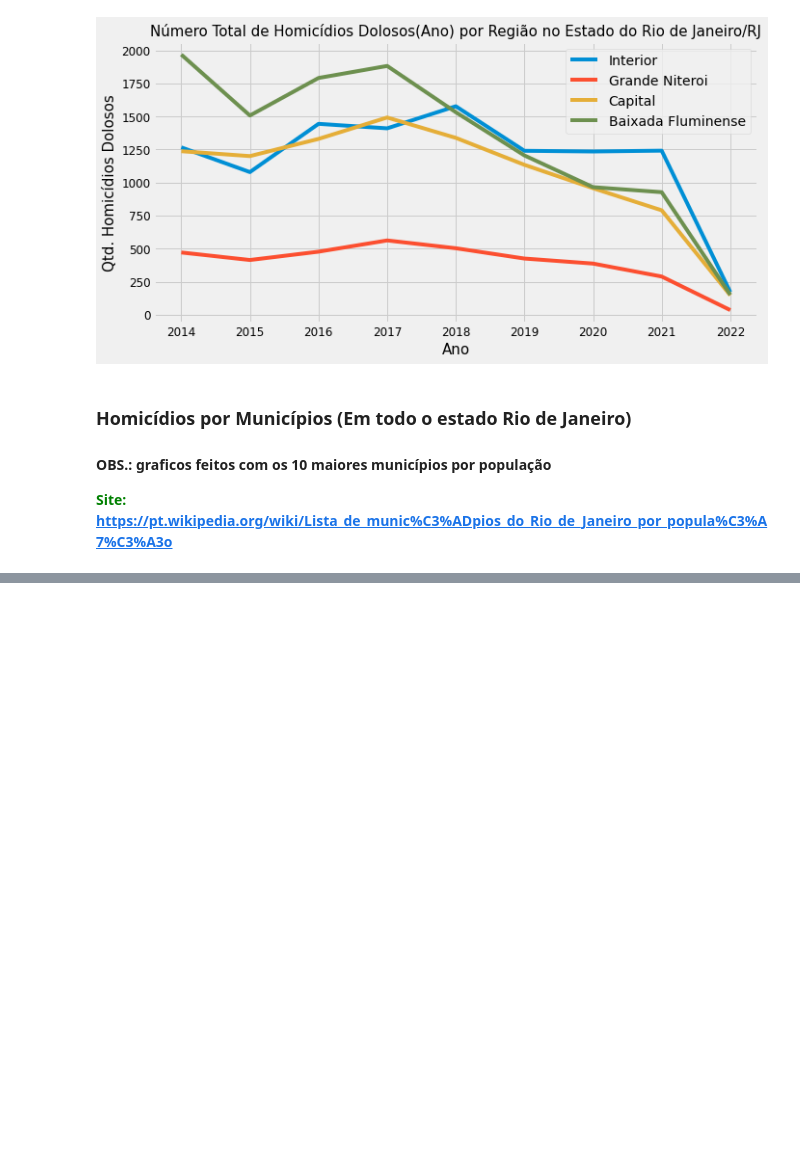
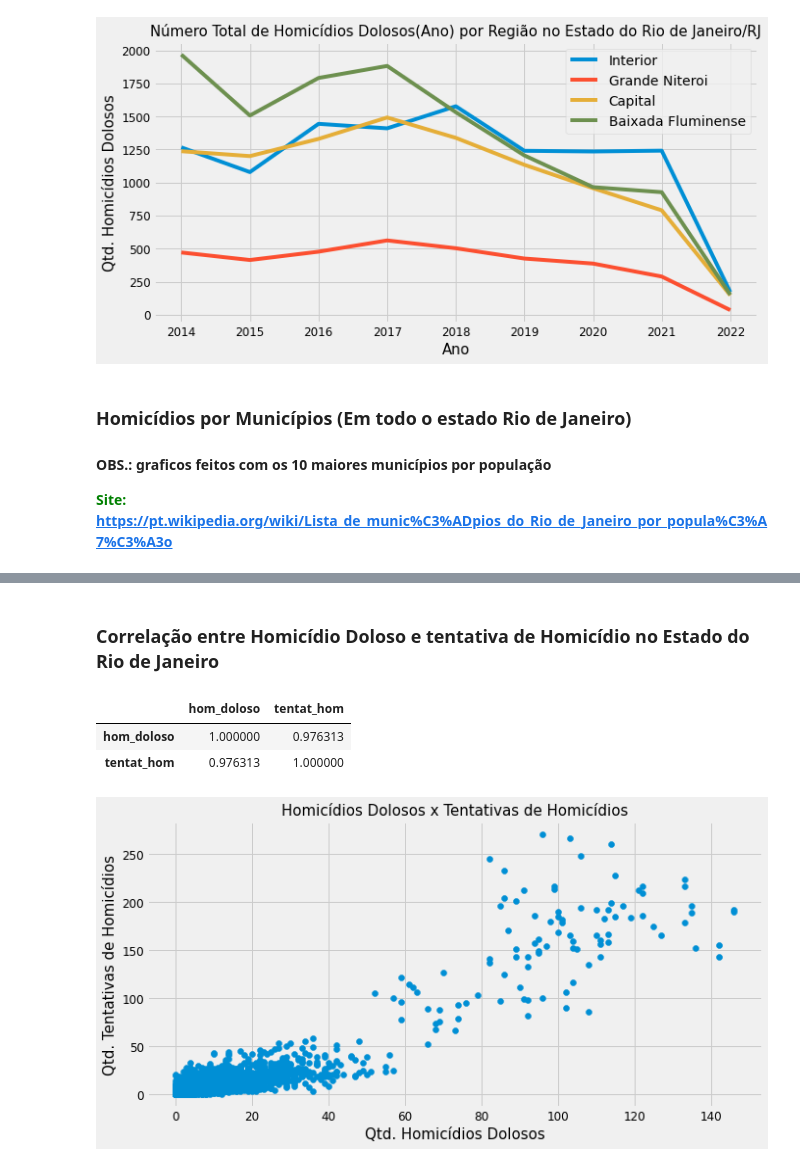
Before and after one commit to Prog-LucasAlves/Analise_Exploratoria_Dados, a Jupyter notebook: AED_01_Seguraca_Publica/seguranca_publica.ipynb, the cells around one changed output, grey strips where cells are left out. Saved outputs shown, nothing was run; the diff lists cells and outputs as text; code cells hidden in the pictures; blank space fills up the shorter version.

```diff
--- a/AED_01_Seguraca_Publica/seguranca_publica.ipynb
+++ b/AED_01_Seguraca_Publica/seguranca_publica.ipynb
@@ -362,0 +340,24 @@ plt.xlabel("Homicídios Dolosos", fontsize=15); #rotulo eixo X
+# %% [markdown]
+### Correlação entre Homicídio Doloso e tentativa de Homicídio no Estado do Rio de Janeiro
+# %%
+correlacao_homicidio = df[['ano','hom_doloso','tentat_hom']]
+correlacao_homicidio_group = correlacao_homicidio.groupby(['ano']).sum()
+corr = correlacao_homicidio_group.corr()
+corr.style.background_gradient(cmap='coolwarm')
+# %% [output]
+|  | hom_doloso | tentat_hom |
+| hom_doloso | 1.000000 | 0.976313 |
+| tentat_hom | 0.976313 | 1.000000 |
+# %%
+
+plt.style.use('fivethirtyeight')
+plt.figure(figsize=(10,5))
+plt.scatter(correlacao_homicidio['hom_doloso'], correlacao_homicidio['tentat_hom'])
+plt.yticks(fontsize=12)
+plt.xticks(fontsize=12)
+plt.xlabel("Qtd. Homicídios Dolosos", fontsize=15) #rotulo eixo X
+plt.ylabel("Qtd. Tentativas de Homicídios", fontsize=15) #rotulo eixo Y
+plt.title("Homicídios Dolosos x Tentativas de Homicídios", fontsize=15) #título do gráfico
+plt.show()
+# %% [output]
+[figure, added]
```
Also changed, not shown: parts of 9 cells of this notebook.
